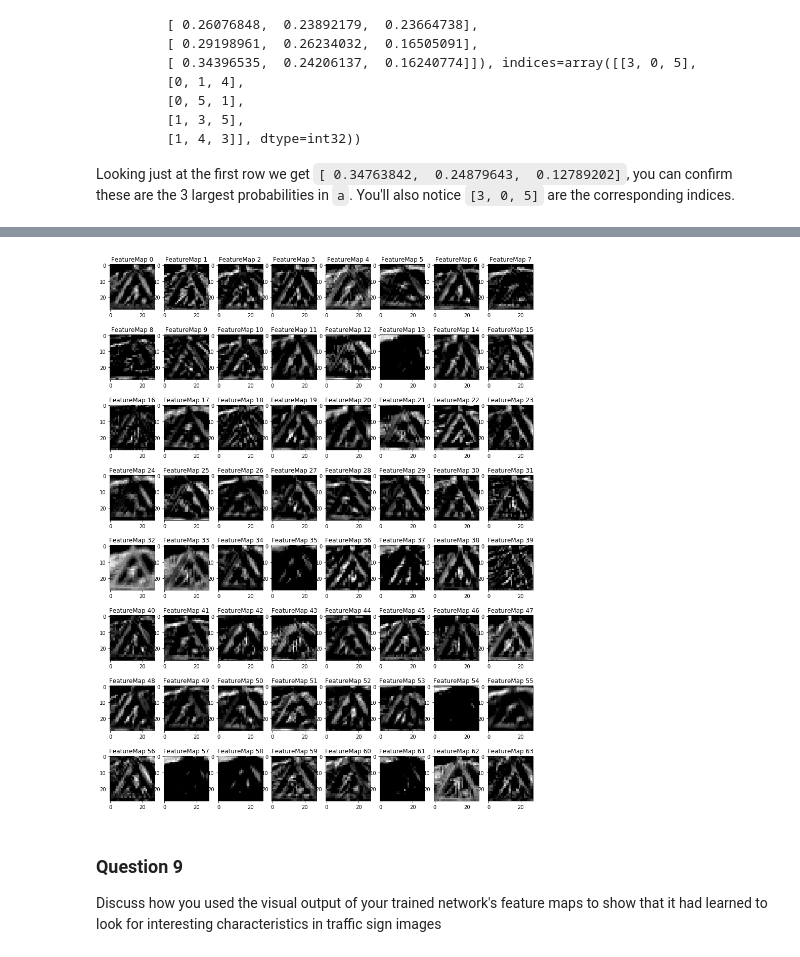
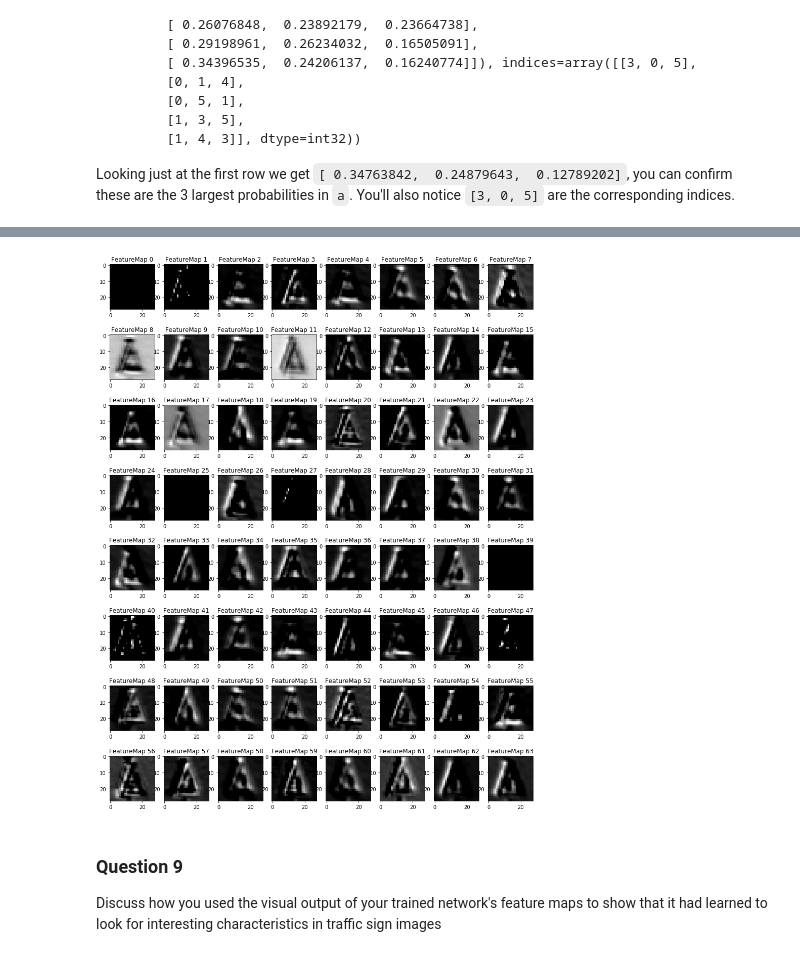
Before and after one commit to patrickmpoon/CarND-Traffic-Sign-Classifier-Project, a Jupyter notebook: Traffic_Sign_Classifier.ipynb, the cells around one changed output, grey strips where cells are left out. Saved outputs shown, nothing was run; the diff lists cells and outputs as text; code cells hidden in the pictures.

Commit message:
Preparation for Write-up

```diff
--- a/Traffic_Sign_Classifier.ipynb
+++ b/Traffic_Sign_Classifier.ipynb
@@ -292,21 +284,12 @@ X_test = pre_process_images(X_test)
 
 from tensorflow.contrib.layers import flatten
 
-
 mu = 0
 sigma = 0.1
 
 
-def conv2d(input, num_filters, strides):
-    conv1_W = tf.Variable(tf.truncated_normal(shape=(5, 5, 1, num_filters), mean = mu, stddev = sigma))
-    conv1_b = tf.Variable(tf.zeros(num_filters))
-    conv1   = tf.nn.conv2d(x, conv1_W, strides=[1, strides, strides, 1], padding='VALID') + conv1_b
-
-
-def LeNet(x, keep_prob):
+def LeNet(x):
     # Arguments used for tf.truncated_normal, randomly defines variables for the weights and biases for each layer
-#     mu = 0
-#     sigma = 0.1
     num_filters_1 = 64 # Original: 6
     num_filters_2 = 128 # Original: 16
     conv2_output = 3200 # Original: 400
@@ -375,21 +358,18 @@ sets imply underfitting. A high accuracy on the training set but low accuracy on
 from sklearn.utils import shuffle
 import tensorflow as tf
 
-EPOCHS = 20 # Permanent
-# EPOCHS = 1 # REMOVEME ; TEMPORARY
+EPOCHS = 20
 BATCH_SIZE = 16
-# BATCH_SIZE = 128
 
 x = tf.placeholder(tf.float32, (None, 32, 32, 1))
 y = tf.placeholder(tf.int32, (None))
-keep_prob = tf.placeholder(tf.float32)
 
 # Note: Updated 2nd input param to reflect 43 classes
 one_hot_y = tf.one_hot(y, 43)
 
 rate = 0.0003
 
-logits = LeNet(x, keep_prob)
+logits = LeNet(x)
 cross_entropy = tf.nn.softmax_cross_entropy_with_logits(logits, one_hot_y)
 loss_operation = tf.reduce_mean(cross_entropy)
 optimizer = tf.train.AdamOptimizer(learning_rate = rate)
@@ -403,14 +383,17 @@ def evaluate(X_data, y_data):
     num_examples = len(X_data)
     total_accuracy = 0
     sess = tf.get_default_session()
+
     for offset in range(0, num_examples, BATCH_SIZE):
         batch_x, batch_y = X_data[offset:offset+BATCH_SIZE], y_data[offset:offset+BATCH_SIZE]
-        accuracy = sess.run(accuracy_operation, feed_dict={x: batch_x, y: batch_y, keep_prob: 0.5})
+        accuracy = sess.run(accuracy_operation, feed_dict={x: batch_x, y: batch_y})
         total_accuracy += (accuracy * len(batch_x))
+
     return total_accuracy / num_examples
 # %%
 from datetime import datetime
 
+# Print out results to keep track of performance with different variable settings
 filename = 'results.{}.txt'.format((datetime.now().isoformat().replace(':', '-')))
 outfile = open(filename, 'w')
 
@@ -428,37 +411,32 @@ with tf.Session() as sess:
     outfile.write("learning_rate = {}\n\n".format(rate))
     outfile.write("mu = {}".format(mu))
     outfile.write("sigma = {}".format(sigma))
+    print()
 
-    print()
     for i in range(EPOCHS):
         X_train, y_train = shuffle(X_train, y_train)
         for offset in range(0, num_examples, BATCH_SIZE):
             end = offset + BATCH_SIZE
             batch_x, batch_y = X_train[offset:end], y_train[offset:end]
-            sess.run(training_operation, feed_dict={x: batch_x, y: batch_y, keep_prob: 1.0})
+            sess.run(training_operation, feed_dict={x: batch_x, y: batch_y})
 
         training_accuracy = evaluate(X_train, y_train)
         validation_accuracy = evaluate(X_valid, y_valid)
         print("EPOCH {} ...".format(i+1))
         print("Training Accuracy = {:.3f}".format(training_accuracy))
         print("Validation Accuracy = {:.3f}".format(validation_accuracy))
-
         outfile.write("EPOCH {} ...\n".format(i+1))
         outfile.write("Training Accuracy = {:.3f}\n".format(training_accuracy))
-        outfile.write("Loss = {}\n".format(loss_operation))
         outfile.write("Validation Accuracy = {:.3f}\n".format(validation_accuracy))
 
-#         if best_accuracy == None:
-#             best_accuracy = validation_accuracy
         if best_accuracy == None or validation_accuracy > best_accuracy:
             saver.save(sess, model_file)
             best_accuracy = validation_accuracy
             print("Model saved")
             outfile.write("Model saved\n")
 
-        print("\nBest_accuracy = {}".format(best_accuracy))
-        outfile.write("\nBest_accuracy = {}\n".format(best_accuracy))
-
+        print("\nBest Accuracy = {}".format(best_accuracy))
+        outfile.write("\nBest Accuracy = {}\n".format(best_accuracy))
         print()
 
     test_accuracy = evaluate(X_test, y_test)
@@ -704,35 +689,39 @@ For an example of what feature map outputs look like, check out NVIDIA's results
 # activation_min/max: can be used to view the activation contrast in more detail, by default matplot sets min and max to the actual min and max values of the output
 # plt_num: used to plot out multiple different weight feature map sets on the same block, just extend the plt number for each new feature map entry
 
 def outputFeatureMap(image_input, tf_activation, activation_min=-1, activation_max=-1 ,plt_num=1, img_idx=0):
     # Here make sure to preprocess your image_input in a way your network expects
     # with size, normalization, ect if needed
     # image_input =
     # Note: x should be the same name as your network's tensorflow data placeholder variable
     # If you get an error tf_activation is not defined it maybe having trouble accessing the variable from inside a function
     activation = tf_activation.eval(session=sess,feed_dict={x : image_input})
     featuremaps = activation.shape[3]
     plt.figure(plt_num, figsize=(15,20))
+
     for featuremap in range(featuremaps):
         plt.subplot(8,8, featuremap+1) # sets the number of feature maps to show on each row and column
         plt.title('FeatureMap ' + str(featuremap)) # displays the feature map number
         if activation_min != -1 & activation_max != -1:
             plt.imshow(activation[img_idx,:,:, featuremap], interpolation="nearest", vmin =activation_min, vmax=activation_max, cmap="gray")
         elif activation_max != -1:
             plt.imshow(activation[img_idx,:,:, featuremap], interpolation="nearest", vmax=activation_max, cmap="gray")
         elif activation_min !=-1:
             plt.imshow(activation[img_idx,:,:, featuremap], interpolation="nearest", vmin=activation_min, cmap="gray")
         else:
             plt.imshow(activation[img_idx,:,:, featuremap], interpolation="nearest", cmap="gray")
 
+# Kudos to Francesco_F (https://discussions.udacity.com/users/Francesco_F) for feedback that
+# helped me figure out how to print these feature maps in this forum post:
+# https://discussions.udacity.com/t/argh-outputfeaturemap/228295
 with tf.Session() as sess:
     saver = tf.train.Saver()
     saver.restore(sess, model_file)
     conv_layer = sess.graph.get_tensor_by_name('Relu:0')
-    outputFeatureMap(X_new_images, conv_layer, activation_min=-1, activation_max=-1, plt_num=1, img_idx=0)
+    outputFeatureMap(X_train, conv_layer, activation_min=-1, activation_max=-1, plt_num=1, img_idx=0)
     plt.show()
 # %% [output]
-[figure, old version]
+[figure, new version]
 # %% [markdown]
 ### Question 9
 
```
Also changed, not shown: parts of 10 cells of this notebook, 2 other files.
